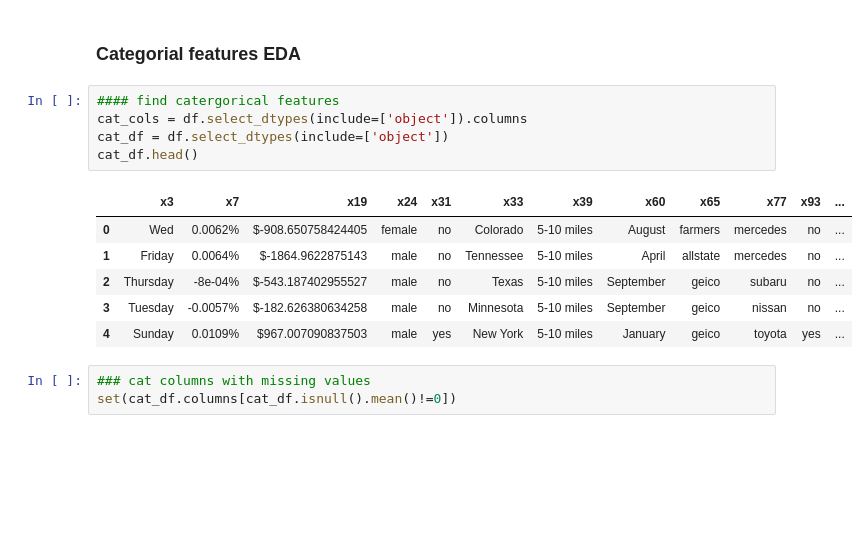
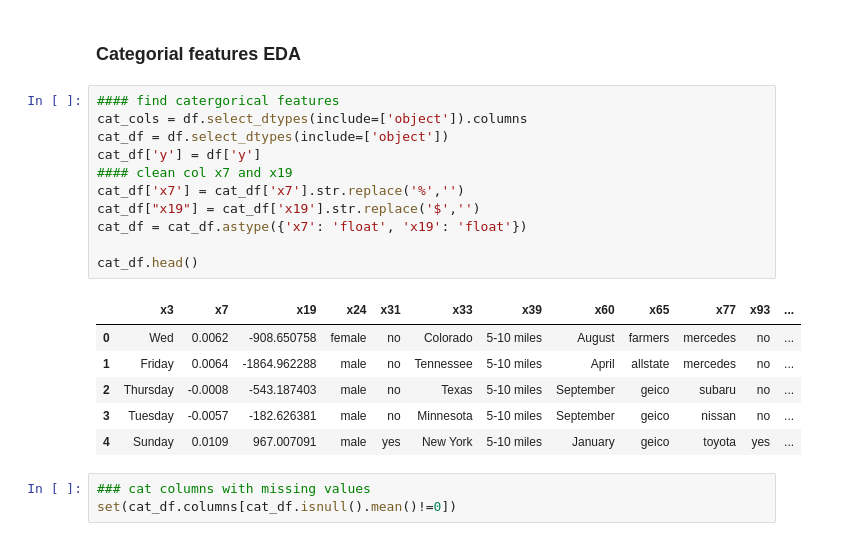
Before and after one commit to nghitrampham/data_assessments, a Jupyter notebook: statefarm/EDA.ipynb, the cells around one changed output. Cells and saved outputs as stored; diff of their text form; blank space fills up the shorter version.

Commit message:
clean date

```diff
--- a/statefarm/EDA.ipynb
+++ b/statefarm/EDA.ipynb
@@ -86,15 +88,21 @@ drop_sal_df.shape
 # %%
 #### find catergorical features
 cat_cols = df.select_dtypes(include=['object']).columns
 cat_df = df.select_dtypes(include=['object'])
+cat_df['y'] = df['y']
+#### clean col x7 and x19
+cat_df['x7'] = cat_df['x7'].str.replace('%','')
+cat_df["x19"] = cat_df['x19'].str.replace('$','')
+cat_df = cat_df.astype({'x7': 'float', 'x19': 'float'})
+
 cat_df.head()
 # %% [output]
 |  | x3 | x7 | x19 | x24 | x31 | x33 | x39 | x60 | x65 | x77 | x93 | ... |
-| 0 | Wed | 0.0062% | $-908.650758424405 | female | no | Colorado | 5-10 miles | August | farmers | mercedes | no | ... |
-| 1 | Friday | 0.0064% | $-1864.9622875143 | male | no | Tennessee | 5-10 miles | April | allstate | mercedes | no | ... |
-| 2 | Thursday | -8e-04% | $-543.187402955527 | male | no | Texas | 5-10 miles | September | geico | subaru | no | ... |
-| 3 | Tuesday | -0.0057% | $-182.626380634258 | male | no | Minnesota | 5-10 miles | September | geico | nissan | no | ... |
-| 4 | Sunday | 0.0109% | $967.007090837503 | male | yes | New York | 5-10 miles | January | geico | toyota | yes | ... |
+| 0 | Wed | 0.0062 | -908.650758 | female | no | Colorado | 5-10 miles | August | farmers | mercedes | no | ... |
+| 1 | Friday | 0.0064 | -1864.962288 | male | no | Tennessee | 5-10 miles | April | allstate | mercedes | no | ... |
+| 2 | Thursday | -0.0008 | -543.187403 | male | no | Texas | 5-10 miles | September | geico | subaru | no | ... |
+| 3 | Tuesday | -0.0057 | -182.626381 | male | no | Minnesota | 5-10 miles | September | geico | nissan | no | ... |
+| 4 | Sunday | 0.0109 | 967.007091 | male | yes | New York | 5-10 miles | January | geico | toyota | yes | ... |
 # %%
 ### cat columns with missing values
 set(cat_df.columns[cat_df.isnull().mean()!=0])
```
Also changed, not shown: parts of 5 cells of this notebook.
